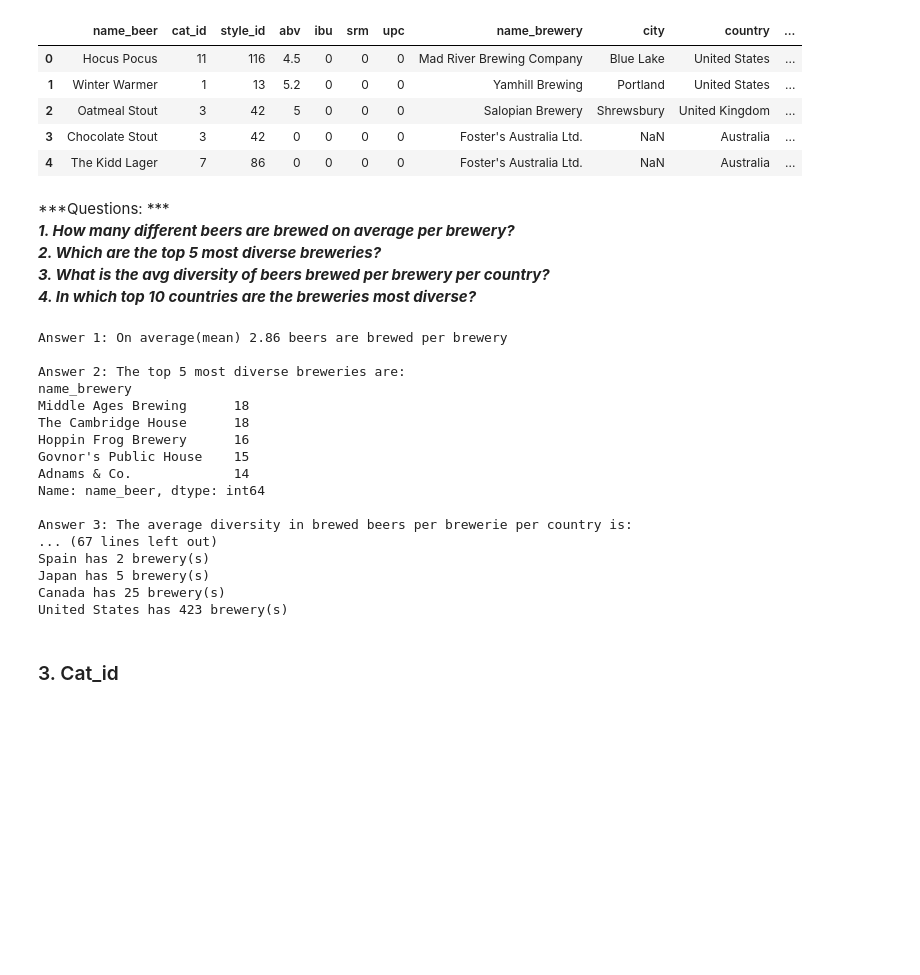
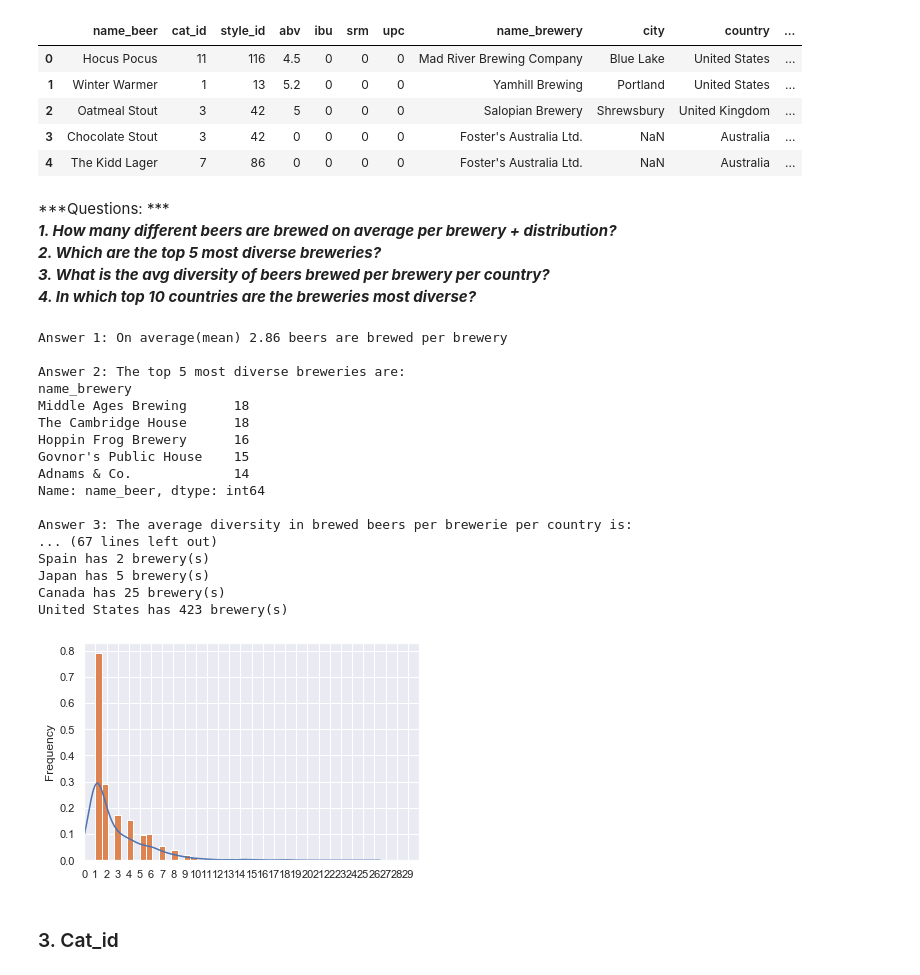
Before and after one commit to strambb/OpenBeerAnalysis, a Jupyter notebook: DataLoader.ipynb, the cells around one changed output. Cells and saved outputs as stored; diff of their text form; code cells hidden in the pictures; blank space fills up the shorter version.

```diff
--- a/DataLoader.ipynb
+++ b/DataLoader.ipynb
@@ -255,7 +255,7 @@ df_beers_brewery.head()
 | 4 | The Kidd Lager | 7 | 86 | 0 | 0 | 0 | 0 | Foster's Australia Ltd. | NaN | Australia | ... |
 # %% [markdown]
 ***Questions:  ***
-***1. How many different beers are brewed on average per brewery?***
+***1. How many different beers are brewed on average per brewery + distribution?***
 ***2. Which are the top 5 most diverse breweries?***
 ***3. What is the avg diversity of beers brewed per brewery per country?***
 ***4. In which top 10 countries are the breweries most diverse?***
@@ -263,39 +263,45 @@ df_beers_brewery.head()
 #1 Group by brewery
 df_grouped_brewery = df_beers_brewery.groupby("name_brewery" )
 avg_beer_per_brewery = df_grouped_brewery["name_beer"].count().mean()
+df_grouped_brewery["name_beer"].count().plot(kind="kde", xlim=(0, 30))
+df_grouped_brewery["name_beer"].count().plot(kind="hist", density = True, bins=30)
+plt.xticks(np.arange(30))
+plt.show()
+
 
 print("Answer 1: On average(mean) {:.2f} beers are brewed per brewery".format(avg_beer_per_brewery), "\n")
 
 #2 used grouped_object
 print("Answer 2: The top 5 most diverse breweries are:")
 print(df_grouped_brewery["name_beer"].count().nlargest(5), "\n")
 
 #3 calculate beers/country div by breweries/country
 avg_div_per_country = df_beers_brewery.groupby("country")["name_beer"].nunique() / df_beers_brewery.groupby("country")["name_brewery"].nunique()
 print("Answer 3: The average diversity in brewed beers per brewerie per country is:" ,"\n",avg_div_per_country.sort_values(ascending = False), "\n")
 #4 get largest 10 and make comment on how many breweries are in a country
 print("Answer 4: The top ten brewery-diversity countries are:","\n",avg_div_per_country.nlargest(10), "\n")
 print("Comment on 4:")
 for country in avg_div_per_country.nlargest(10).reset_index()["country"]:
     print(country + " has {} brewery(s)".format(df_beers_brewery.groupby("country").get_group(country)["name_brewery"].nunique()))
 # %% [output]
 Answer 1: On average(mean) 2.86 beers are brewed per brewery
 
 Answer 2: The top 5 most diverse breweries are:
 name_brewery
 Middle Ages Brewing      18
 The Cambridge House      18
 Hoppin Frog Brewery      16
 Govnor's Public House    15
 Adnams & Co.             14
 Name: name_beer, dtype: int64
 
 Answer 3: The average diversity in brewed beers per brewerie per country is:
 ... (67 lines left out)
 Spain has 2 brewery(s)
 Japan has 5 brewery(s)
 Canada has 25 brewery(s)
 United States has 423 brewery(s)
+[figure, added]
 # %% [markdown]
 ### 3. Cat_id
 # %%
```
Also changed, not shown: parts of 12 cells of this notebook.
